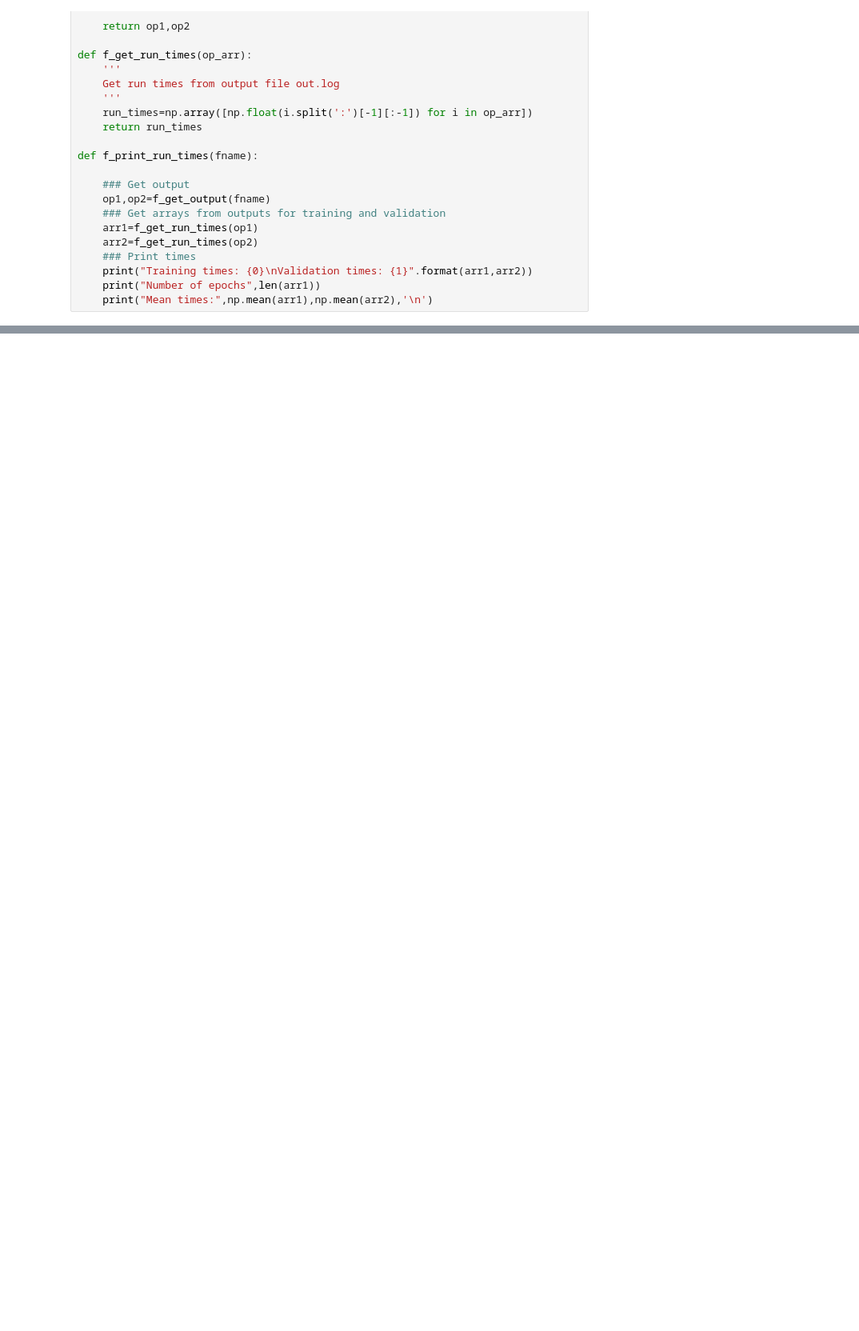
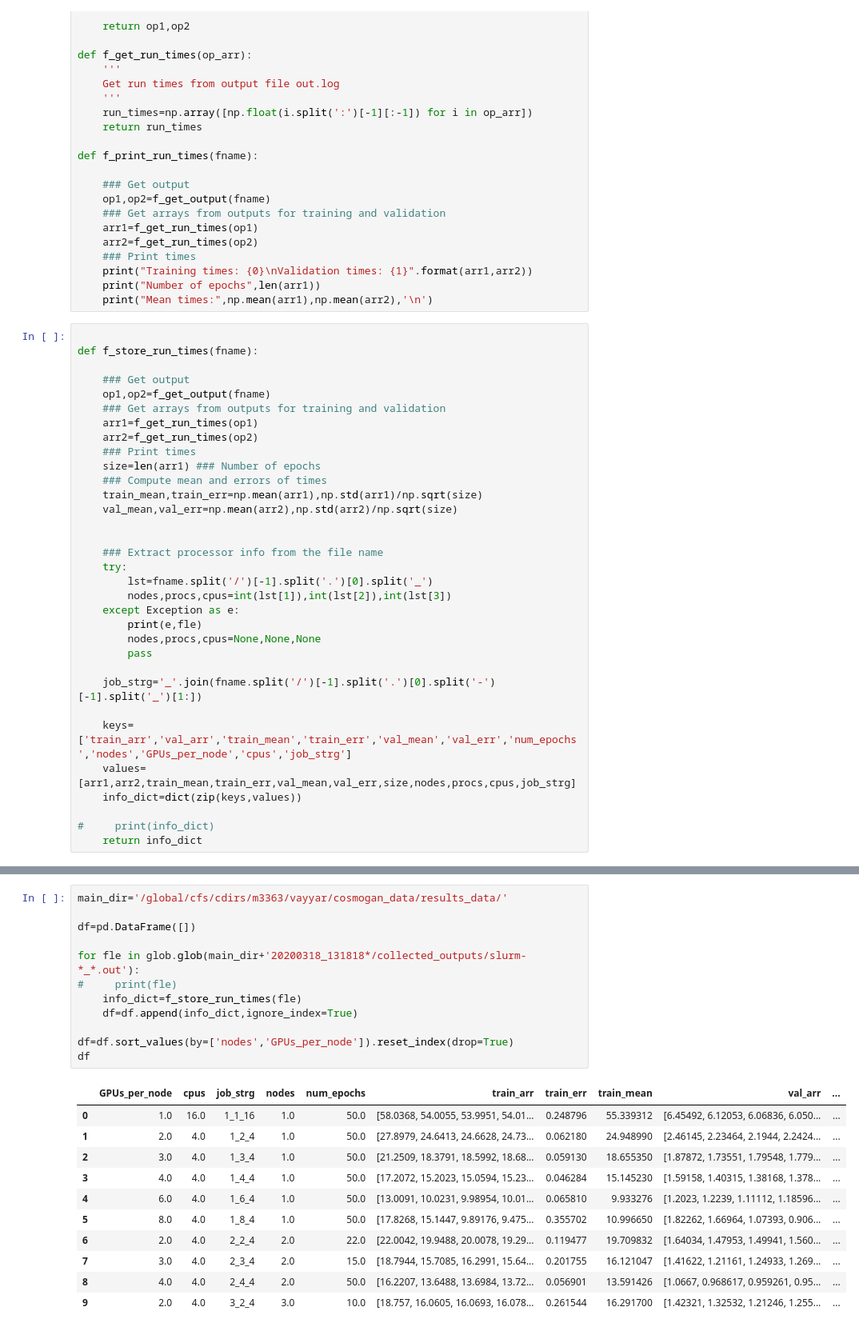
Before and after one commit to vmos1/lbann_cosmogan, a Jupyter notebook: 3_analysis/1_extract_timings.ipynb, the cells around one changed output, grey strips where cells are left out. Shown at 80% size. Cells and saved outputs as stored; diff of their text form; blank space fills up the shorter version.

```diff
--- a/3_analysis/1_extract_timings.ipynb
+++ b/3_analysis/1_extract_timings.ipynb
@@ -43,5 +44,38 @@ def f_print_run_times(fname):
     print("Training times: {0}\nValidation times: {1}".format(arr1,arr2))
     print("Number of epochs",len(arr1))
     print("Mean times:",np.mean(arr1),np.mean(arr2),'\n')
+# %%
+
+def f_store_run_times(fname):
+
+    ### Get output
+    op1,op2=f_get_output(fname)
+    ### Get arrays from outputs for training and validation
+    arr1=f_get_run_times(op1)
+    arr2=f_get_run_times(op2)
+    ### Print times
+    size=len(arr1) ### Number of epochs
+    ### Compute mean and errors of times
+    train_mean,train_err=np.mean(arr1),np.std(arr1)/np.sqrt(size)
+    val_mean,val_err=np.mean(arr2),np.std(arr2)/np.sqrt(size)
+
+
+    ### Extract processor info from the file name
+    try:
+        lst=fname.split('/')[-1].split('.')[0].split('_')
+        nodes,procs,cpus=int(lst[1]),int(lst[2]),int(lst[3])
+    except Exception as e:
+        print(e,fle)
+        nodes,procs,cpus=None,None,None
+        pass
+
+    job_strg='_'.join(fname.split('/')[-1].split('.')[0].split('-')[-1].split('_')[1:])
+
+    keys=['train_arr','val_arr','train_mean','train_err','val_mean','val_err','num_epochs','nodes','GPUs_per_node','cpus','job_strg']
+    values=[arr1,arr2,train_mean,train_err,val_mean,val_err,size,nodes,procs,cpus,job_strg]
+    info_dict=dict(zip(keys,values))
+
+#     print(info_dict)
+    return info_dict
 # %%
 # fname=main_dir+'20200309_161923_exagan/out.log'
@@ -72,0 +89,24 @@ Mean times: 57.78165 6.438641
+# %%
+main_dir='/global/cfs/cdirs/m3363/vayyar/cosmogan_data/results_data/'
+
+df=pd.DataFrame([])
+
+for fle in glob.glob(main_dir+'20200318_131818*/collected_outputs/slurm-*_*.out'):
+#     print(fle)
+    info_dict=f_store_run_times(fle)
+    df=df.append(info_dict,ignore_index=True)
+
+df=df.sort_values(by=['nodes','GPUs_per_node']).reset_index(drop=True)
+df
+# %% [output]
+|  | GPUs_per_node | cpus | job_strg | nodes | num_epochs | train_arr | train_err | train_mean | val_arr | ... |
+| 0 | 1.0 | 16.0 | 1_1_16 | 1.0 | 50.0 | [58.0368, 54.0055, 53.9951, 54.01... | 0.248796 | 55.339312 | [6.45492, 6.12053, 6.06836, 6.050... | ... |
+| 1 | 2.0 | 4.0 | 1_2_4 | 1.0 | 50.0 | [27.8979, 24.6413, 24.6628, 24.73... | 0.062180 | 24.948990 | [2.46145, 2.23464, 2.1944, 2.2424... | ... |
+| 2 | 3.0 | 4.0 | 1_3_4 | 1.0 | 50.0 | [21.2509, 18.3791, 18.5992, 18.68... | 0.059130 | 18.655350 | [1.87872, 1.73551, 1.79548, 1.779... | ... |
+| 3 | 4.0 | 4.0 | 1_4_4 | 1.0 | 50.0 | [17.2072, 15.2023, 15.0594, 15.23... | 0.046284 | 15.145230 | [1.59158, 1.40315, 1.38168, 1.378... | ... |
+| 4 | 6.0 | 4.0 | 1_6_4 | 1.0 | 50.0 | [13.0091, 10.0231, 9.98954, 10.01... | 0.065810 | 9.933276 | [1.2023, 1.2239, 1.11112, 1.18596... | ... |
+| 5 | 8.0 | 4.0 | 1_8_4 | 1.0 | 50.0 | [17.8268, 15.1447, 9.89176, 9.475... | 0.355702 | 10.996650 | [1.82262, 1.66964, 1.07393, 0.906... | ... |
+| 6 | 2.0 | 4.0 | 2_2_4 | 2.0 | 22.0 | [22.0042, 19.9488, 20.0078, 19.29... | 0.119477 | 19.709832 | [1.64034, 1.47953, 1.49941, 1.560... | ... |
+| 7 | 3.0 | 4.0 | 2_3_4 | 2.0 | 15.0 | [18.7944, 15.7085, 16.2991, 15.64... | 0.201755 | 16.121047 | [1.41622, 1.21161, 1.24933, 1.269... | ... |
+| 8 | 4.0 | 4.0 | 2_4_4 | 2.0 | 50.0 | [16.2207, 13.6488, 13.6984, 13.72... | 0.056901 | 13.591426 | [1.0667, 0.968617, 0.959261, 0.95... | ... |
+| 9 | 2.0 | 4.0 | 3_2_4 | 3.0 | 10.0 | [18.757, 16.0605, 16.0693, 16.078... | 0.261544 | 16.291700 | [1.42321, 1.32532, 1.21246, 1.255... | ... |
```
Also changed, not shown: parts of 7 cells of this notebook, 12 other files.
